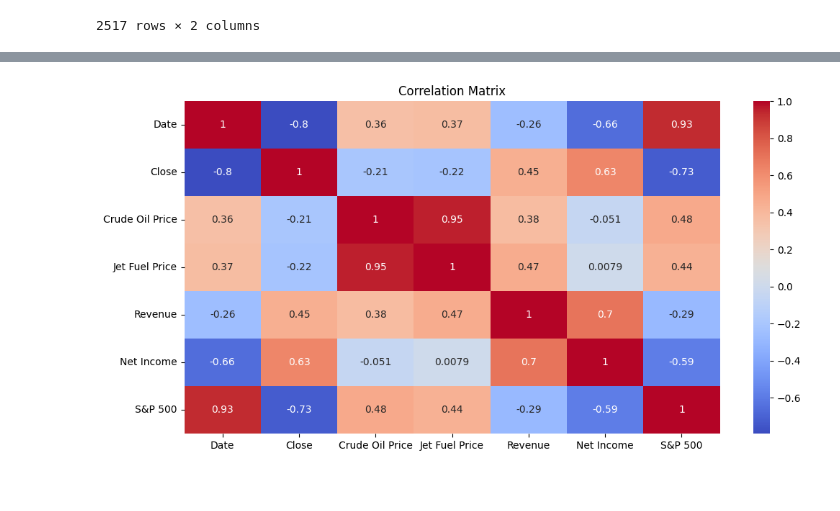
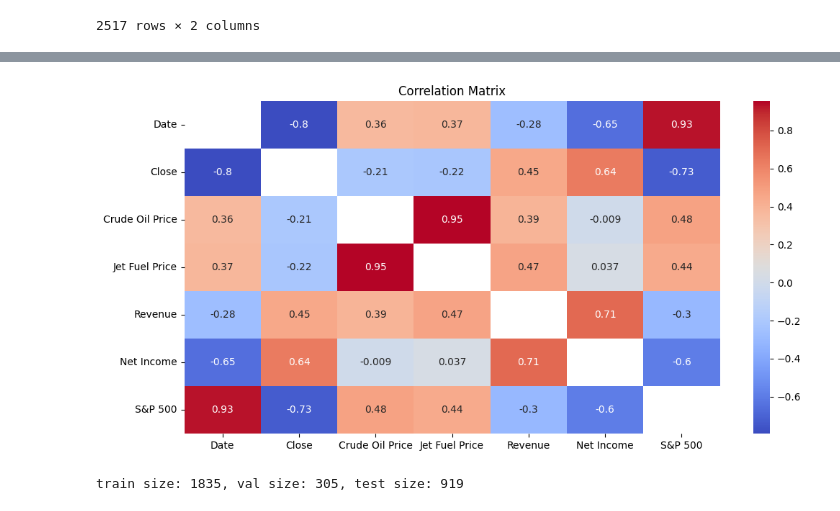
Before and after one commit to wr0om/FintechProject, a Jupyter notebook: EDA_final.ipynb, the cells around one changed output, grey strips where cells are left out. Drawn from its saved outputs; the diff is of its cells as text; code cells hidden in the pictures.

Commit message:
added our TS project, and our starting dataset in data_final/combined_data.csv

```diff
--- a/EDA_final.ipynb
+++ b/EDA_final.ipynb
@@ -249,9 +249,22 @@ df_sp500
 print(f'Close Price: ({df_AAL["Date"].min()}, {df_AAL["Date"].max()})')
 print(f'Crude Oil Price: ({df_crude_oil["Date"].min()}, {df_crude_oil["Date"].max()})')
 print(f'Jet Fuel Price: ({jet_fuel["Date"].min()}, {jet_fuel["Date"].max()})')
+print(f'S&P 500: ({df_sp500["Date"].min()}, {df_sp500["Date"].max()})')
+
+
 print(f'Revenue Quarterly: ({revenue_quarterly["Date"].min()}, {revenue_quarterly["Date"].max()})')
+# Interpolate the quarterly data to daily data
+date_range = pd.date_range(start=revenue_quarterly["Date"].min(), end=revenue_quarterly["Date"].max(), freq='D')
+df_dates = pd.DataFrame(date_range, columns=['Date'])
+revenue_quarterly = df_dates.merge(revenue_quarterly, on='Date', how='left')
+revenue_quarterly['Revenue (Millions of US $)'] = revenue_quarterly['Revenue (Millions of US $)'].interpolate()
+
 print(f'Net Income Quarterly: ({net_income_quarterly["Date"].min()}, {net_income_quarterly["Date"].max()})')
-print(f'S&P 500: ({df_sp500["Date"].min()}, {df_sp500["Date"].max()})')
+# Interpolate the quarterly data to daily data
+date_range = pd.date_range(start=net_income_quarterly["Date"].min(), end=net_income_quarterly["Date"].max(), freq='D')
+df_dates = pd.DataFrame(date_range, columns=['Date'])
+net_income_quarterly = df_dates.merge(net_income_quarterly, on='Date', how='left')
+net_income_quarterly['Net Income (Millions of US $)'] = net_income_quarterly['Net Income (Millions of US $)'].interpolate()
 
 # get intersection of date ranges
 start_date = max(df_AAL["Date"].min(), df_crude_oil["Date"].min(), jet_fuel["Date"].min(), revenue_quarterly["Date"].min(), net_income_quarterly["Date"].min(), df_sp500["Date"].min())
@@ -368,9 +396,22 @@ plot_combined(combined_df)
 # %%
 # calculate correlation matrix between all features
 corr = combined_df.corr()
+# delete the diagonal line
+corr = corr.mask(np.eye(len(corr), dtype=bool))
 plt.figure(figsize=(12, 6))
 sns.heatmap(corr, annot=True, cmap='coolwarm', cbar=True)
 plt.title('Correlation Matrix')
 plt.show()
 # %% [output]
-[figure, old version]
+[figure, new version]
+# %%
+# split combined_df into train (60%), validation (10%), and test (30%) sets
+train_size = int(0.6 * len(combined_df))
+val_size = int(0.1 * len(combined_df))
+test_size = len(combined_df) - train_size - val_size
+
+# create a new column 'set' to indicate which set each row belongs to
+combined_df['set'] = ['train'] * train_size + ['val'] * val_size + ['test'] * test_size
+print(f'train size: {train_size}, val size: {val_size}, test size: {test_size}')
+# %% [output]
+train size: 1835, val size: 305, test size: 919
```
Also changed, not shown: parts of 9 cells of this notebook, 2 other files.
